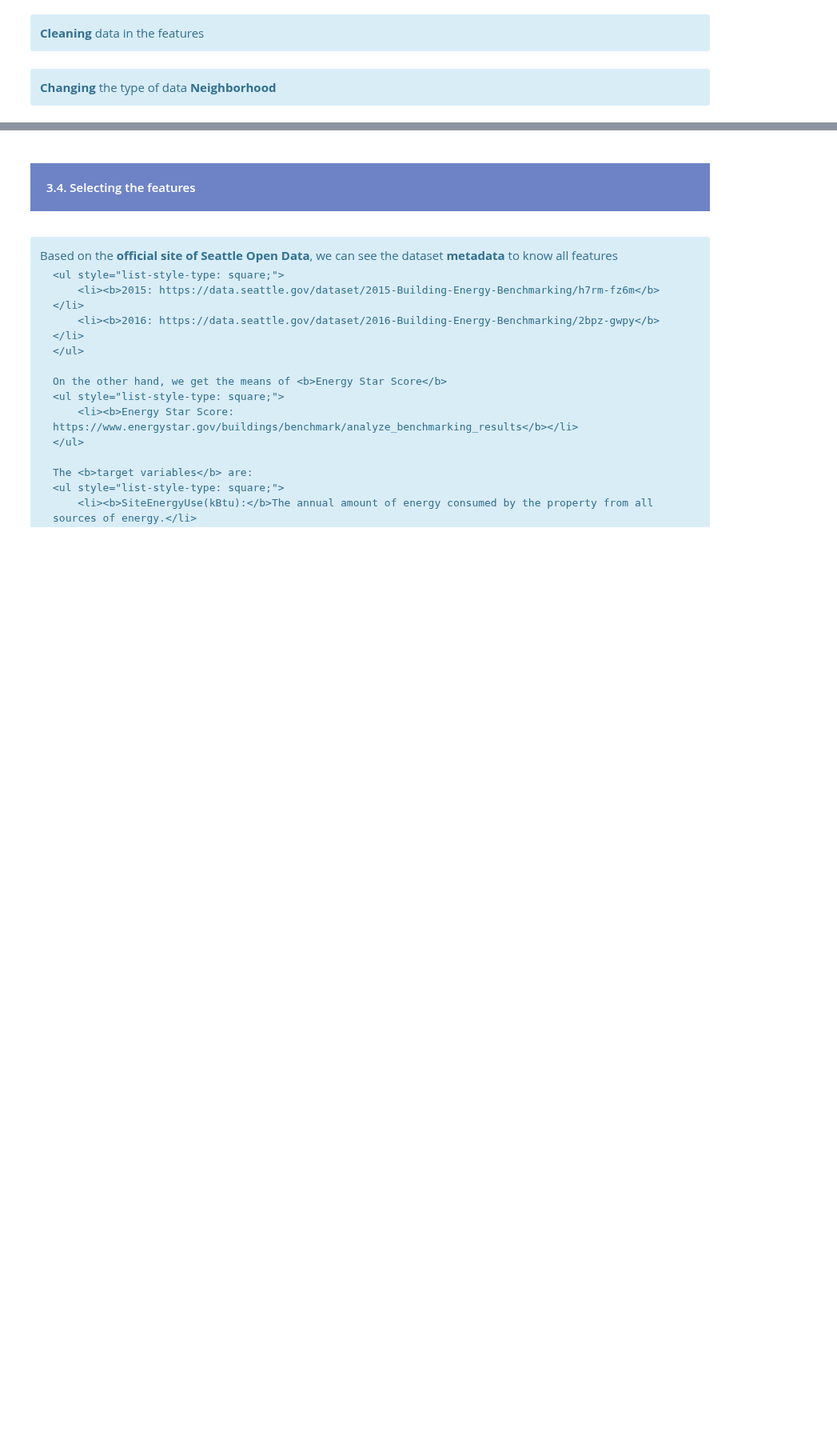
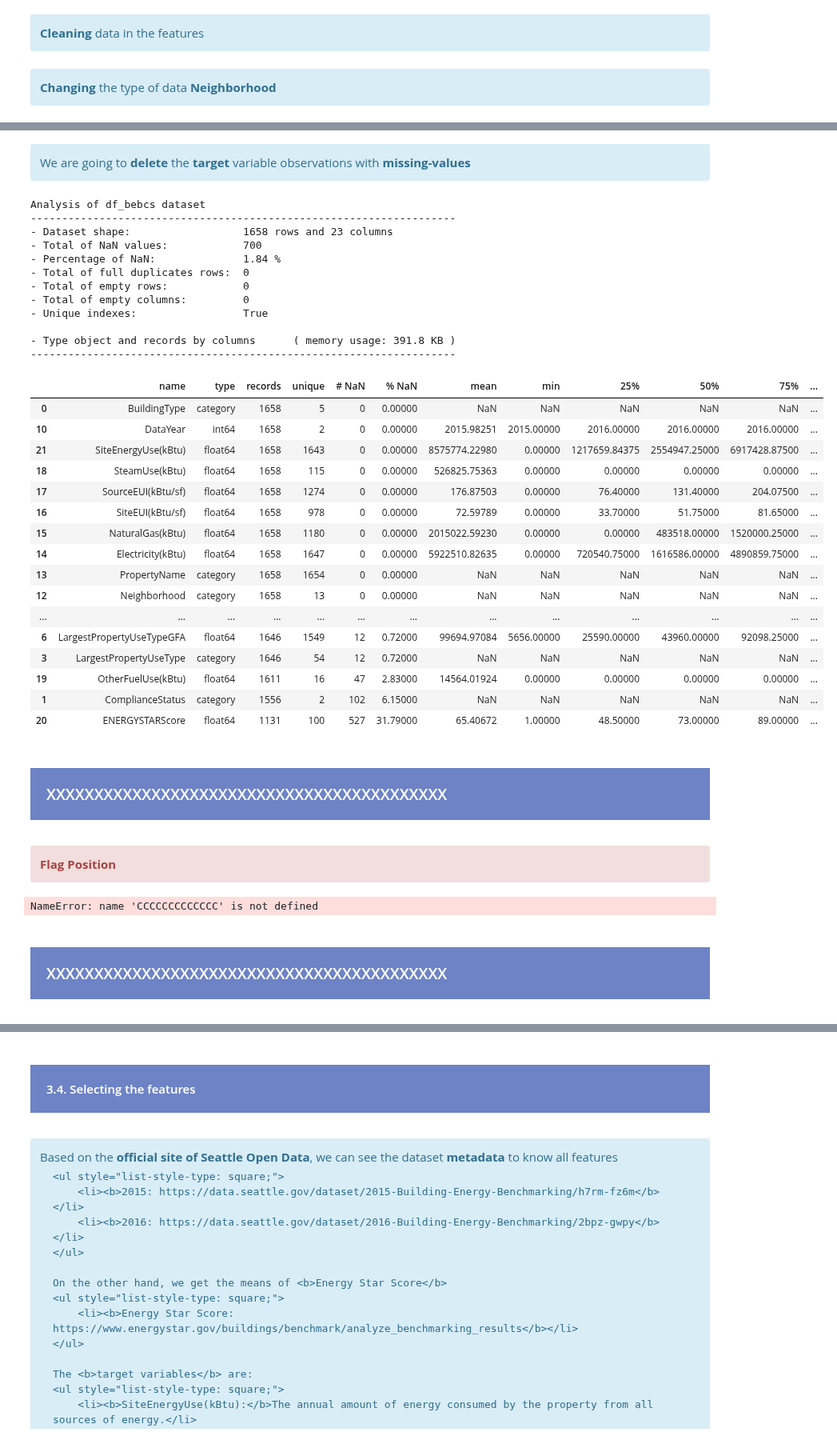
Before and after one commit to samirhinojosa/OC-P4-consumption-needs-of-buildings, a Jupyter notebook: analysis_notebook.ipynb, the cells around one changed output, grey strips where cells are left out. Shown at 80% size. Cells and saved outputs as stored; diff of their text form; code cells hidden in the pictures; blank space fills up the shorter version.

```diff
--- a/analysis_notebook.ipynb
+++ b/analysis_notebook.ipynb
@@ -568,0 +1077,53 @@ data.head(10)
+# %%
+for col in set(df_bebcs._get_numeric_data()):
+    df_bebcs[col] = df_bebcs[col].abs()
+# %% [markdown]
+<div class="alert alert-block alert-info">
+    We are going to <b>delete</b> the <b>target</b> variable observations with <b>missing-values</b>
+</div>
+# %%
+df_bebcs = pd.DataFrame(df_bebcs[df_bebcs[TARGET_VARIABLES].notnull().all(axis=1)]).reset_index(drop=True)
+# %%
+df_analysis(df_bebcs, "df_bebcs", type_analysis="complete")
+# %% [output]
+Analysis of df_bebcs dataset
+--------------------------------------------------------------------
+- Dataset shape:                  1658 rows and 23 columns
+- Total of NaN values:            700
+- Percentage of NaN:              1.84 %
+- Total of full duplicates rows:  0
+- Total of empty rows:            0
+- Total of empty columns:         0
+- Unique indexes:                 True
+
+- Type object and records by columns      ( memory usage: 391.8 KB )
+--------------------------------------------------------------------
+|  | name | type | records | unique | # NaN | % NaN | mean | min | 25% | 50% | 75% | ... |
+| 0 | BuildingType | category | 1658 | 5 | 0 | 0.00000 | NaN | NaN | NaN | NaN | NaN | ... |
+| 10 | DataYear | int64 | 1658 | 2 | 0 | 0.00000 | 2015.98251 | 2015.00000 | 2016.00000 | 2016.00000 | 2016.00000 | ... |
+| 21 | SiteEnergyUse(kBtu) | float64 | 1658 | 1643 | 0 | 0.00000 | 8575774.22980 | 0.00000 | 1217659.84375 | 2554947.25000 | 6917428.87500 | ... |
+| 18 | SteamUse(kBtu) | float64 | 1658 | 115 | 0 | 0.00000 | 526825.75363 | 0.00000 | 0.00000 | 0.00000 | 0.00000 | ... |
+| 17 | SourceEUI(kBtu/sf) | float64 | 1658 | 1274 | 0 | 0.00000 | 176.87503 | 0.00000 | 76.40000 | 131.40000 | 204.07500 | ... |
+| 16 | SiteEUI(kBtu/sf) | float64 | 1658 | 978 | 0 | 0.00000 | 72.59789 | 0.00000 | 33.70000 | 51.75000 | 81.65000 | ... |
+| 15 | NaturalGas(kBtu) | float64 | 1658 | 1180 | 0 | 0.00000 | 2015022.59230 | 0.00000 | 0.00000 | 483518.00000 | 1520000.25000 | ... |
+| 14 | Electricity(kBtu) | float64 | 1658 | 1647 | 0 | 0.00000 | 5922510.82635 | 0.00000 | 720540.75000 | 1616586.00000 | 4890859.75000 | ... |
+| 13 | PropertyName | category | 1658 | 1654 | 0 | 0.00000 | NaN | NaN | NaN | NaN | NaN | ... |
+| 12 | Neighborhood | category | 1658 | 13 | 0 | 0.00000 | NaN | NaN | NaN | NaN | NaN | ... |
+| ... | ... | ... | ... | ... | ... | ... | ... | ... | ... | ... | ... | ... |
+| 6 | LargestPropertyUseTypeGFA | float64 | 1646 | 1549 | 12 | 0.72000 | 99694.97084 | 5656.00000 | 25590.00000 | 43960.00000 | 92098.25000 | ... |
+| 3 | LargestPropertyUseType | category | 1646 | 54 | 12 | 0.72000 | NaN | NaN | NaN | NaN | NaN | ... |
+| 19 | OtherFuelUse(kBtu) | float64 | 1611 | 16 | 47 | 2.83000 | 14564.01924 | 0.00000 | 0.00000 | 0.00000 | 0.00000 | ... |
+| 1 | ComplianceStatus | category | 1556 | 2 | 102 | 6.15000 | NaN | NaN | NaN | NaN | NaN | ... |
+| 20 | ENERGYSTARScore | float64 | 1131 | 100 | 527 | 31.79000 | 65.40672 | 1.00000 | 48.50000 | 73.00000 | 89.00000 | ... |
+# %% [markdown]
+<div style="background-color: #6D83C5;" >
+    <h3 style="margin: auto; padding: 20px; color:#fff; ">XXXXXXXXXXXXXXXXXXXXXXXXXXXXXXXXXXXXXXXXXX</h3>
+</div>
+# %% [markdown]
+<div class="alert alert-block alert-danger">
+    <b>Flag Position</b>
+</div>
+# %%
+CCCCCCCCCCCCC
+# %% [output]
+NameError: name 'CCCCCCCCCCCCC' is not defined
@@ -568,0 +1135,4 @@ data.head(10)
+# %% [markdown]
+<div style="background-color: #6D83C5;" >
+    <h3 style="margin: auto; padding: 20px; color:#fff; ">XXXXXXXXXXXXXXXXXXXXXXXXXXXXXXXXXXXXXXXXXX</h3>
+</div>
```
Also changed, not shown: parts of 86 cells of this notebook, 1 other file.
